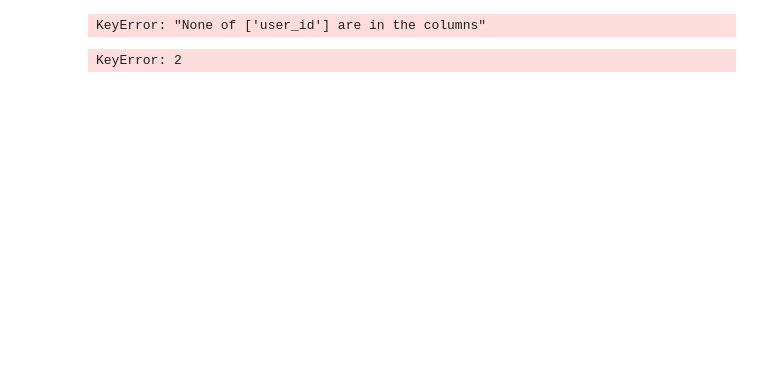
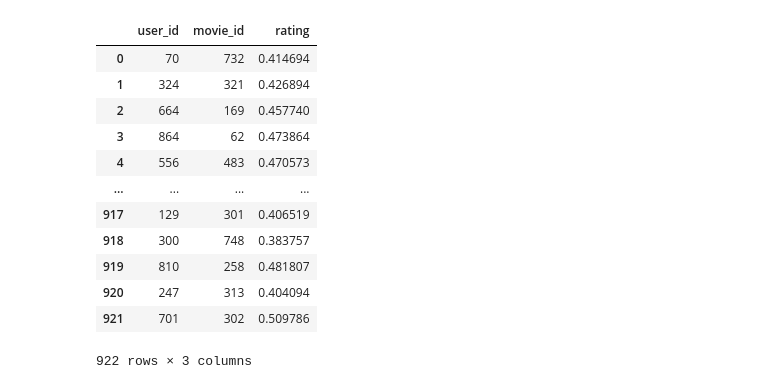
Before and after one commit to intsystems/2024-Project-144, a Jupyter notebook: code/ChangeDistribution.ipynb, the cells around one changed output. Drawn from its saved outputs; the diff is of its cells as text; code cells hidden in the pictures; blank space fills up the shorter version.

```diff
--- a/code/ChangeDistribution.ipynb
+++ b/code/ChangeDistribution.ipynb
@@ -67,29 +64,39 @@ cf_recommender_model = CFRecommender(ratings_train, movies)
 # %%
-def change_distribution(model, ratings_test, ratings_train_indexed, probability=0.9):
+def change_distribution(model_class, ratings_train, ratings_test, probability=0.9):
+    model = model_class(ratings_train)
     ratings_test_indexed = ratings_test.set_index("user_id")
-    changed_ratings = pd.DataFrame(columns=ratings_test.columns, index=ratings_test_indexed.index)
-    for person_id in ratings_test["user_id"].unique().values:
-        interacted_items_rows = ratings_test.loc[person_id]
+    changed_ratings = pd.DataFrame(columns=ratings_test.columns).set_index("user_id")
+    for person_id in ratings_test["user_id"].unique():
+        interacted_items_rows = ratings_test_indexed.loc[[person_id]].set_index("movie_id")
 
-        recommended_items = model.recommend_items(person_id,
-                              items_to_ignore=get_items_interacted(person_id,
-                                                                   ratings_train_indexed),
-                              topn=interacted_items_rows.shape[0])
-
-        for index, row in recommended_items.iterrows():
+        currently_interacted_items_set = get_items_interacted(person_id,
+                                                                   ratings_train.set_index("user_id"))
+        for item_id, row in interacted_items_rows.iterrows():
+            new_item_id = item_id
+            new_rate = row['rating']
             if np.random.random() <= float(probability):
-                new_rate =
-            else:
-                new_rate = y
-            changed_ratings.loc[len(changed_ratings.index)] = [1, 2, 3]
+                recommended_item = model.recommend_items(person_id,
+                          items_to_ignore=currently_interacted_items_set,
+                          topn=1)
+                new_item_id = recommended_item["movie_id"].iloc[0]
+                new_rate = recommended_item["rating"].iloc[0]
+            currently_interacted_items_set.add(new_item_id)
+            changed_ratings.loc[person_id] = [new_item_id, new_rate]
+    changed_ratings["movie_id"] = changed_ratings["movie_id"].astype('int')
+    return changed_ratings.reset_index()
-# %%
-ratings_test_indexed = ratings_test.set_index("user_id")
-changed_ratings = pd.DataFrame(columns=ratings_test_indexed.columns)
-changed_ratings_indexed = changed_ratings.set_index("user_id")
-changed_ratings
-# %% [output]
-KeyError: "None of ['user_id'] are in the columns"
-# %%
-interacted_items_rows = ratings_test.loc[]
-# %% [output]
-KeyError: 2
+# %%
+change_distribution(CFRecommender, ratings_train, ratings_test)
+# %% [output]
+|  | user_id | movie_id | rating |
+| 0 | 70 | 732 | 0.414694 |
+| 1 | 324 | 321 | 0.426894 |
+| 2 | 664 | 169 | 0.457740 |
+| 3 | 864 | 62 | 0.473864 |
+| 4 | 556 | 483 | 0.470573 |
+| ... | ... | ... | ... |
+| 917 | 129 | 301 | 0.406519 |
+| 918 | 300 | 748 | 0.383757 |
+| 919 | 810 | 258 | 0.481807 |
+| 920 | 247 | 313 | 0.404094 |
+| 921 | 701 | 302 | 0.509786 |
+922 rows × 3 columns
```
Also changed, not shown: parts of 6 cells of this notebook.
